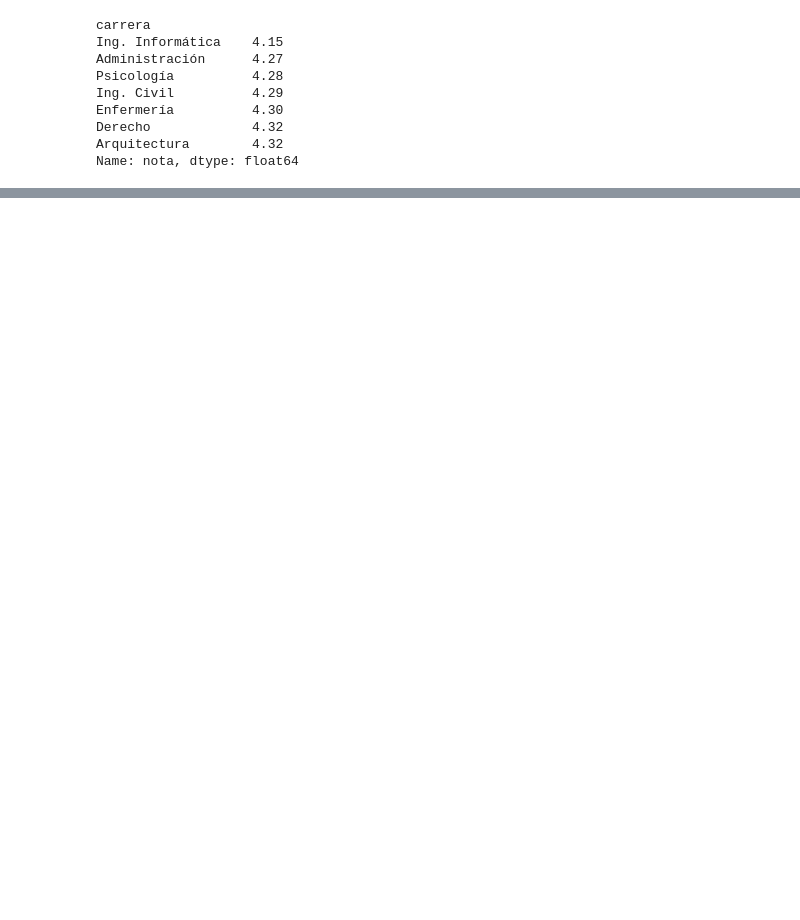
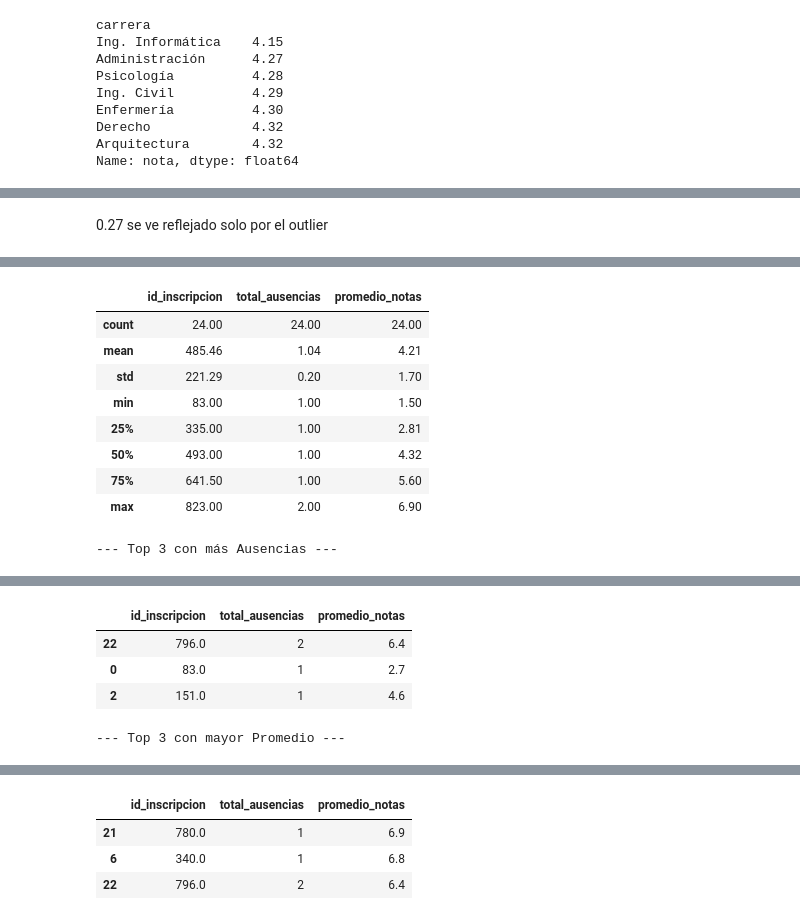
Before and after one commit to Unknumb/ev_parcial1ds_uribe, a Jupyter notebook: notebooks/dataset_evaluacion.ipynb, the cells around one changed output, grey strips where cells are left out. Saved outputs shown, nothing was run; the diff lists cells and outputs as text; code cells hidden in the pictures; blank space fills up the shorter version.

```diff
--- a/notebooks/dataset_evaluacion.ipynb
+++ b/notebooks/dataset_evaluacion.ipynb
@@ -204,0 +291,13 @@ Name: nota, dtype: float64
+# %% [markdown]
+0.27 se ve reflejado solo por el outlier
+# %%
+# Veamos los valores máximos de ambas columnas en nuestra tabla cruzada
+display(df_correlacion.describe().round(2))
+
+# Miremos directamente quién es el que tiene más ausencias y más nota
+print("\n--- Top 3 con más Ausencias ---")
+display(df_correlacion.sort_values(by='total_ausencias', ascending=False).head(3))
+
+print("\n--- Top 3 con mayor Promedio ---")
+display(df_correlacion.sort_values(by='promedio_notas', ascending=False).head(3))
+# %% [output]
@@ -204,0 +305,10 @@ Name: nota, dtype: float64
+|  | id_inscripcion | total_ausencias | promedio_notas |
+| count | 24.00 | 24.00 | 24.00 |
+| mean | 485.46 | 1.04 | 4.21 |
+| std | 221.29 | 0.20 | 1.70 |
+| min | 83.00 | 1.00 | 1.50 |
+| 25% | 335.00 | 1.00 | 2.81 |
+| 50% | 493.00 | 1.00 | 4.32 |
+| 75% | 641.50 | 1.00 | 5.60 |
+| max | 823.00 | 2.00 | 6.90 |
+--- Top 3 con más Ausencias ---
@@ -204,0 +316,5 @@ Name: nota, dtype: float64
+|  | id_inscripcion | total_ausencias | promedio_notas |
+| 22 | 796.0 | 2 | 6.4 |
+| 0 | 83.0 | 1 | 2.7 |
+| 2 | 151.0 | 1 | 4.6 |
+--- Top 3 con mayor Promedio ---
@@ -204,0 +322,4 @@ Name: nota, dtype: float64
+|  | id_inscripcion | total_ausencias | promedio_notas |
+| 21 | 780.0 | 1 | 6.9 |
+| 6 | 340.0 | 1 | 6.8 |
+| 22 | 796.0 | 2 | 6.4 |
```
Also changed, not shown: parts of 10 cells of this notebook, 14 other files.
